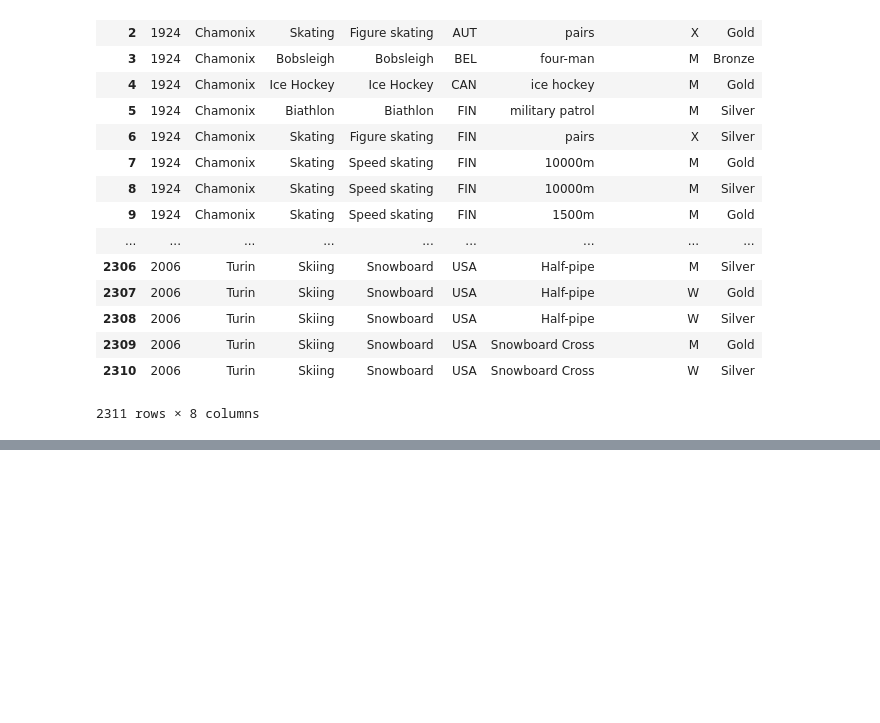
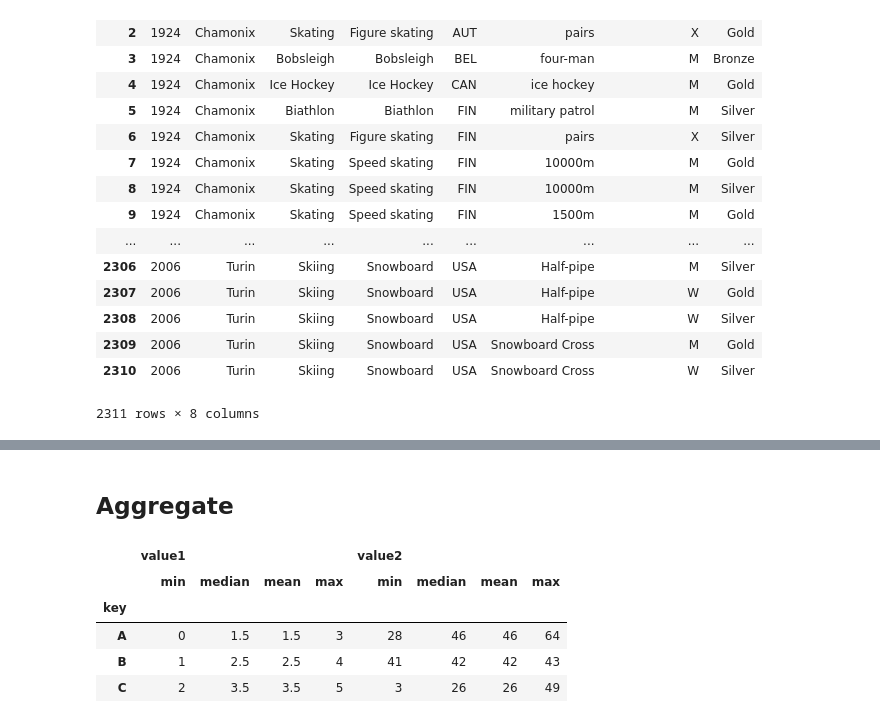
Before and after one commit to Juandavid9909/cursoEstadisticaDescriptiva, a Jupyter notebook: r-basic-master/scripts/tema5/04-dataframes.ipynb, the cells around one changed output, grey strips where cells are left out. Saved outputs shown, nothing was run; the diff lists cells and outputs as text; code cells hidden in the pictures; blank space fills up the shorter version.

```diff
--- a/r-basic-master/scripts/tema5/04-dataframes.ipynb
+++ b/r-basic-master/scripts/tema5/04-dataframes.ipynb
@@ -198,0 +273,6 @@ pd.read_table("http://winterolympicsmedals.com/medals.csv", delimiter = ",")
+# %%
+df = pd.DataFrame({
+    "key": ["A", "B", "C", "A", "B", "C"],
+    "value1": range(6),
+    "value2": np.random.randint(0, 100, 6)
+})
@@ -198,0 +289,11 @@ pd.read_table("http://winterolympicsmedals.com/medals.csv", delimiter = ",")
+# %% [markdown]
+## Aggregate
+# %%
+df.groupby("key").aggregate(["min", np.median, np.mean, max])
+# %% [output]
+|  | value1 |  |  |  | value2 |  |  |  |
+|  | min | median | mean | max | min | median | mean | max |
+| key |  |  |  |  |  |  |  |  |
+| A | 0 | 1.5 | 1.5 | 3 | 28 | 46 | 46 | 64 |
+| B | 1 | 2.5 | 2.5 | 4 | 41 | 42 | 42 | 43 |
+| C | 2 | 3.5 | 3.5 | 5 | 3 | 26 | 26 | 49 |
```
Also changed, not shown: parts of 39 cells of this notebook, 1 other file.
